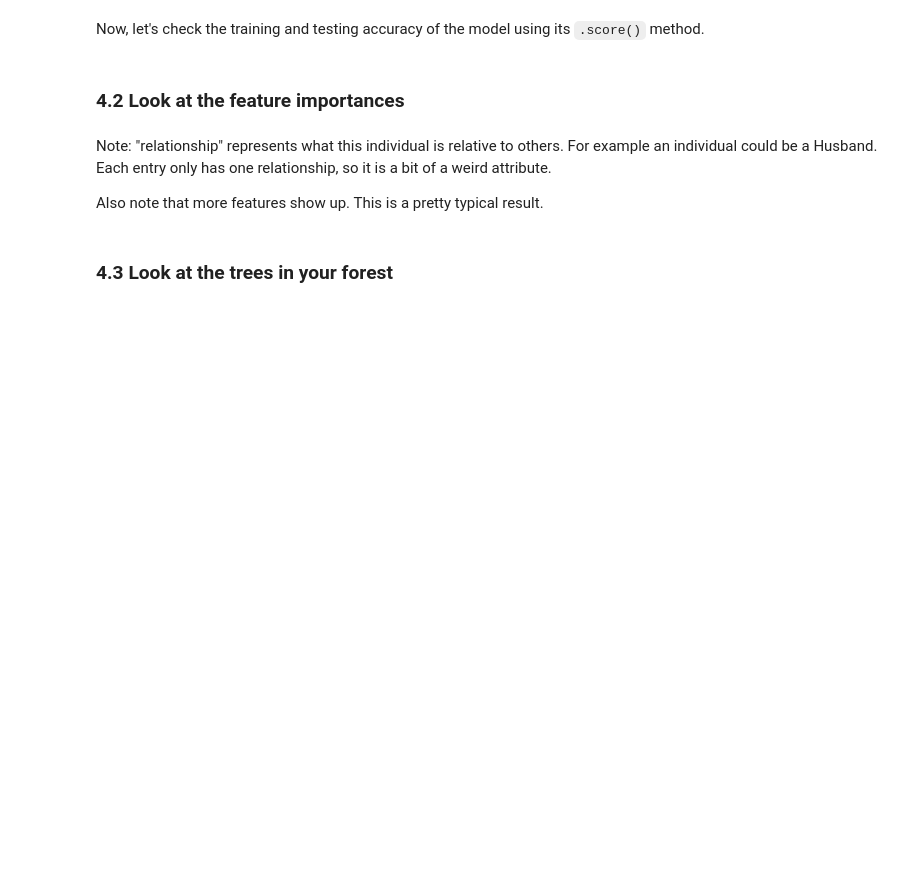
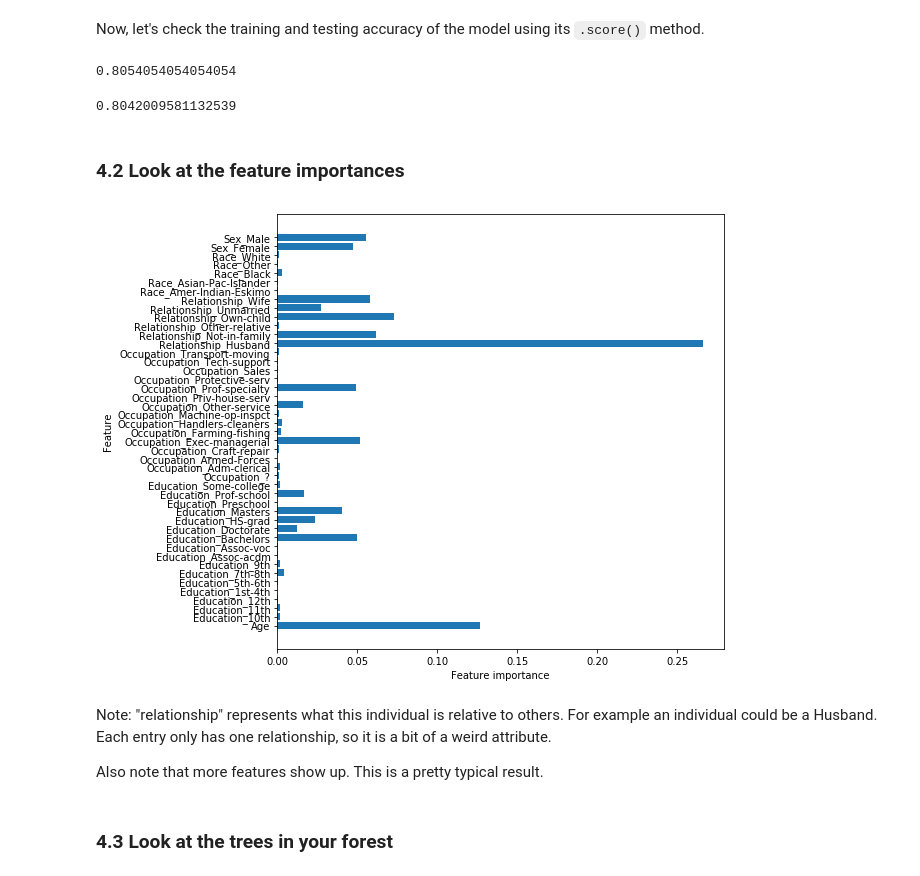
Before and after one commit to magnawhale/dsc-tree-ensembles-random-forests-lab-online-ds-ft-051319, a Jupyter notebook: index.ipynb, the cells around one changed output. Drawn from its saved outputs; the diff is of its cells as text; code cells hidden in the pictures; blank space fills up the shorter version.

```diff
--- a/index.ipynb
+++ b/index.ipynb
@@ -197,0 +196,2 @@ bagged
+# %%
+bagged_tree.fit(data_train, target_train)
@@ -217,0 +230,3 @@ forest = None
+# %%
+forest = RandomForestClassifier(n_estimators=100, max_depth=5)
+forest.fit(data_train, target_train)
@@ -224,7 +243,17 @@ Now, let's check the training and testing accuracy of the model using its `.scor
+# %%
+forest.score(data_train, target_train)
+# %% [output]
+0.8054054054054054
+# %%
+forest.score(data_test, target_test)
+# %% [output]
+0.8042009581132539
 # %% [markdown]
 ### 4.2 Look at the feature importances
 # %%
-plot_feature_importances(forest)
+plot_feature_importances(data_train, forest)
+# %% [output]
+[figure, added]
 # %% [markdown]
 Note: "relationship" represents what this individual is relative to others. For example an
 individual could be a Husband. Each entry only has one relationship, so it is a bit of a weird attribute.
```
Also changed, not shown: parts of 20 cells of this notebook.
